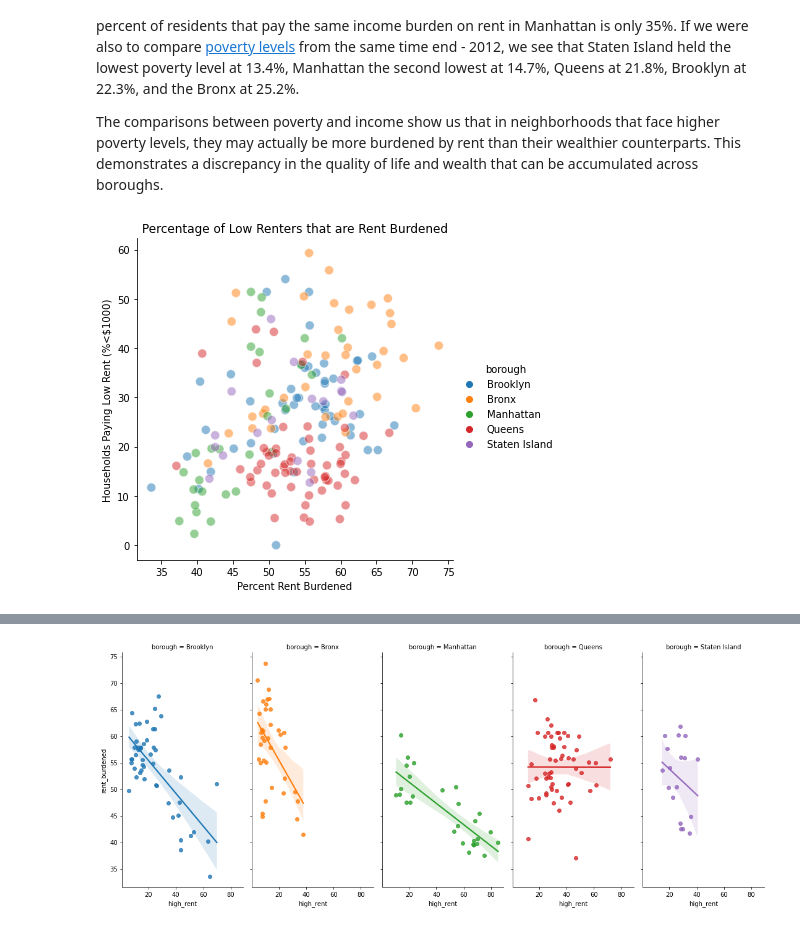
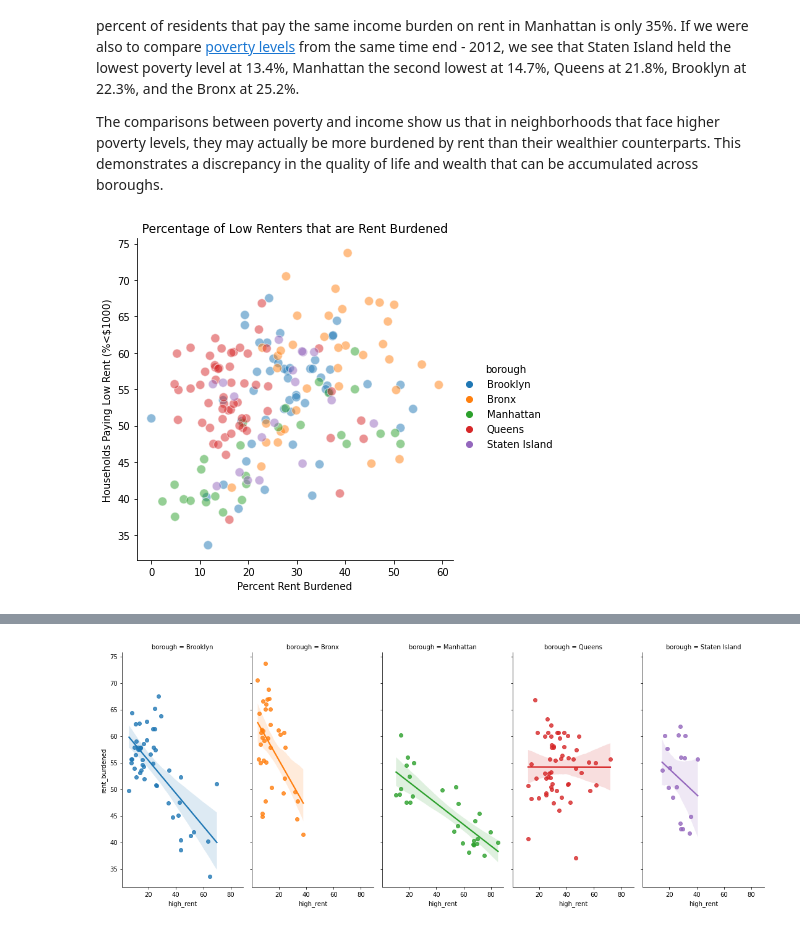
Before and after one commit to cailtyn-caj96/info-2950, a Jupyter notebook: phase2combined.ipynb, the cells around one changed output, grey strips where cells are left out. Drawn from its saved outputs; the diff is of its cells as text; code cells hidden in the pictures.

```diff
--- a/phase2combined.ipynb
+++ b/phase2combined.ipynb
@@ -281,10 +281,10 @@ The comparisons between poverty and income show us that in neighborhoods that fa
 # %%
 # display(burden_gross.head())
 
-sns.relplot(x='rent_burdened', y='low_rent', hue="borough", s=80, alpha=.5, data=burden_gross);
+sns.relplot(x='low_rent', y='rent_burdened', hue="borough", s=80, alpha=.5, data=burden_gross);
 plt.xlabel("Percent Rent Burdened")
 plt.ylabel("Households Paying Low Rent (%<$1000)")
 plt.title('Percentage of Low Renters that are Rent Burdened')
 plt.show()
 # %% [output]
-[figure, old version]
+[figure, new version]
```
Also changed, not shown: parts of 1 cell of this notebook.
